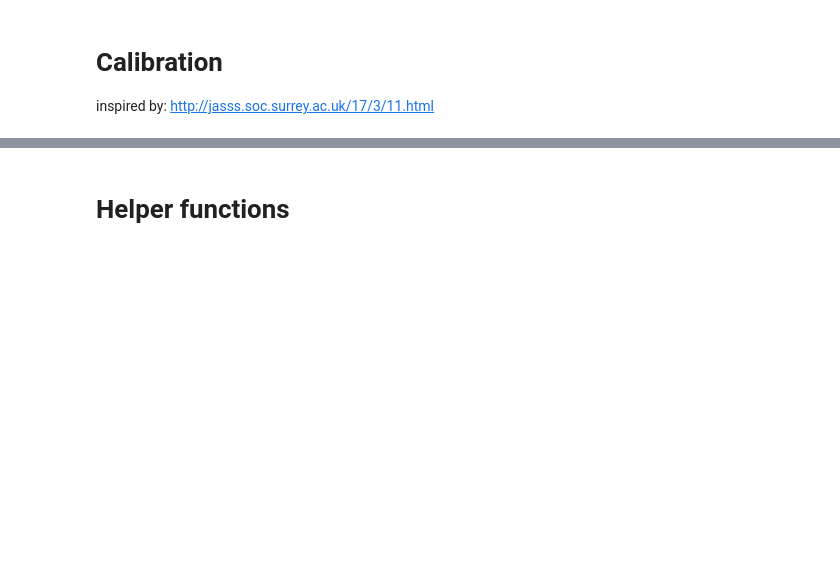
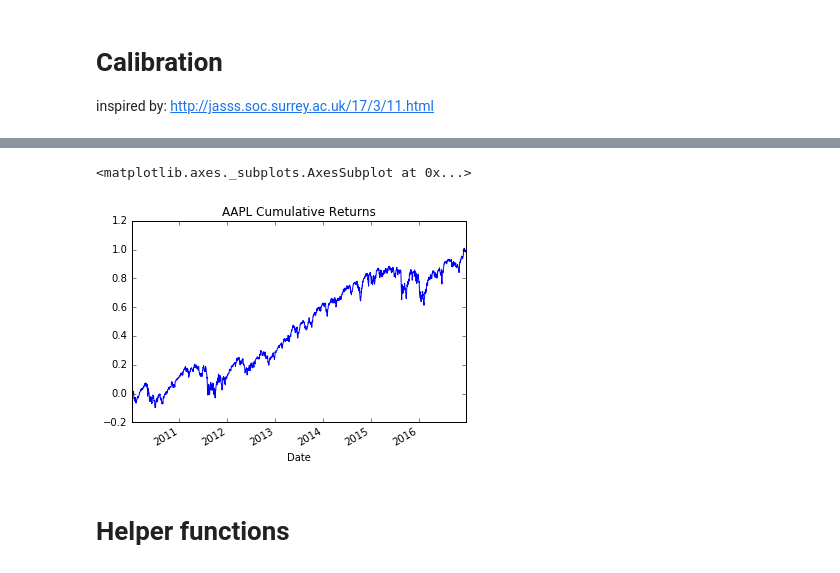
Before and after one commit to LCfP/Agent-Based-Stock-Market-Model, a Jupyter notebook: Calibration.ipynb, the cells around one changed output, grey strips where cells are left out. Cells and saved outputs as stored; diff of their text form; code cells hidden in the pictures; blank space fills up the shorter version.

```diff
--- a/Calibration.ipynb
+++ b/Calibration.ipynb
@@ -16,2 +53,8 @@ import tqdm
+# %%
+returns = aapl.pct_change()
+((1 + returns).cumprod() - 1).plot(title='AAPL Cumulative Returns')
+# %% [output]
+<matplotlib.axes._subplots.AxesSubplot at 0x...>
+[figure, added]
 # %% [markdown]
 # Helper functions
```
Also changed, not shown: parts of 6 cells of this notebook, 1 other file.
